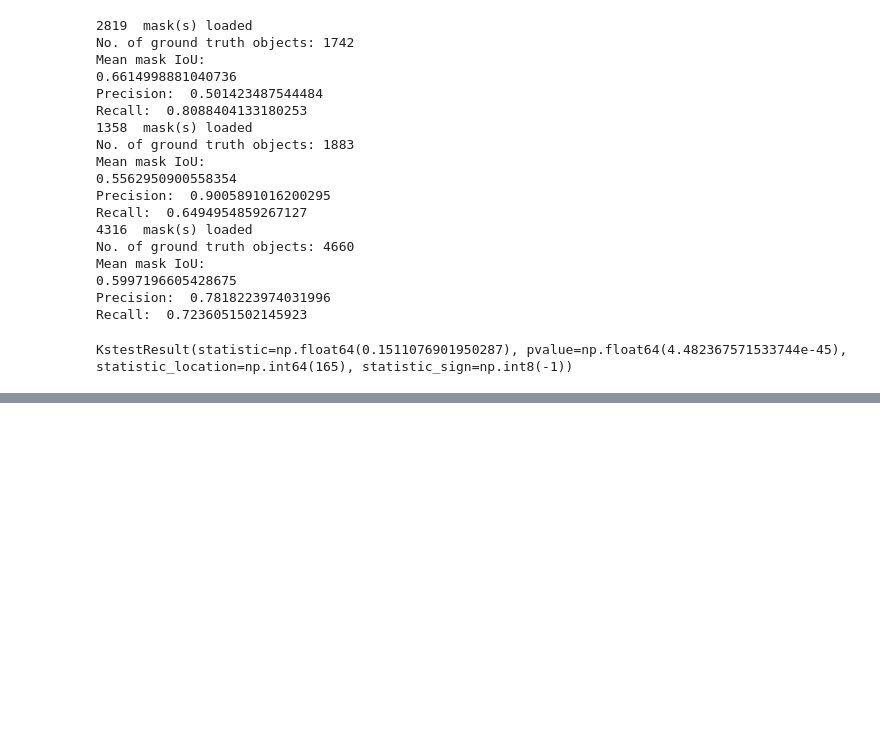
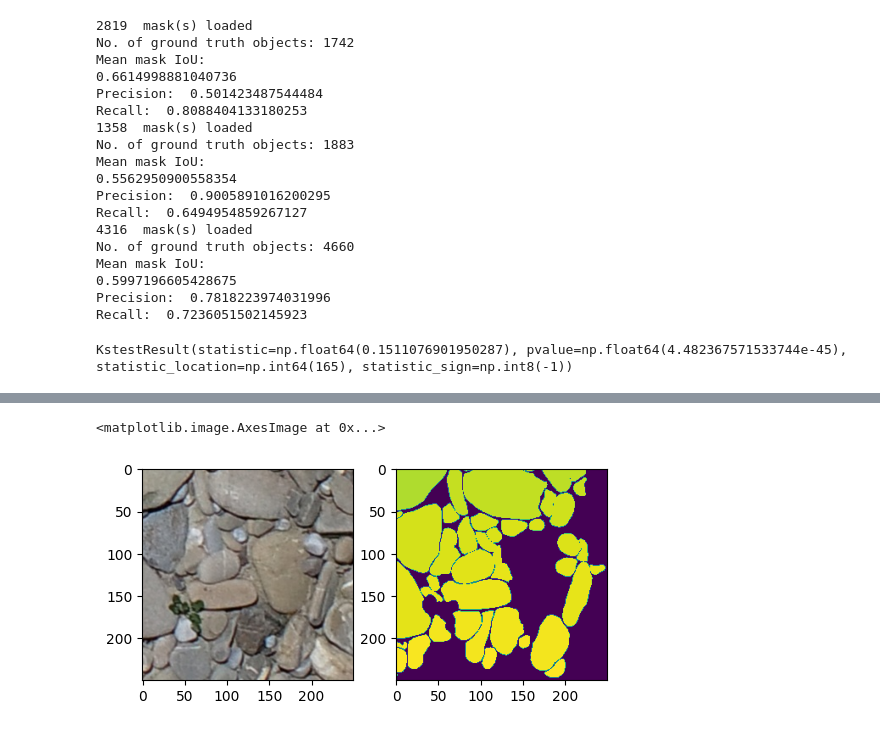
Before and after one commit to UP-RS-ESP/OrthoSAM, a Jupyter notebook: Notebooks/OtherDataset/ImageGrain_ass.ipynb, the cells around one changed output, grey strips where cells are left out. Cells and saved outputs as stored; diff of their text form; code cells hidden in the pictures; blank space fills up the shorter version.

```diff
--- a/Notebooks/OtherDataset/ImageGrain_ass.ipynb
+++ b/Notebooks/OtherDataset/ImageGrain_ass.ipynb
@@ -260,0 +348,11 @@ plt.yticks(yticks, [int(y + yoffset-50*i) for i,y in enumerate(yticks)]);
+# %%
+labeled_mask_S1[~np.isin(labeled_mask_S1, list(np.array(props_df_S1[props_df_S1['IRn']>0.7]['label'])))] = 0
+
+plt.figure(figsize=(6,6))
+plt.subplot(1,2,1)
+plt.imshow(img_S1[-250:, -250:, :])
+plt.subplot(1,2,2)
+plt.imshow(labeled_mask_S1[-250:, -250:])
+# %% [output]
+<matplotlib.image.AxesImage at 0x...>
+[figure, added]
```
Also changed, not shown: parts of 10 cells of this notebook, 7 other files.
